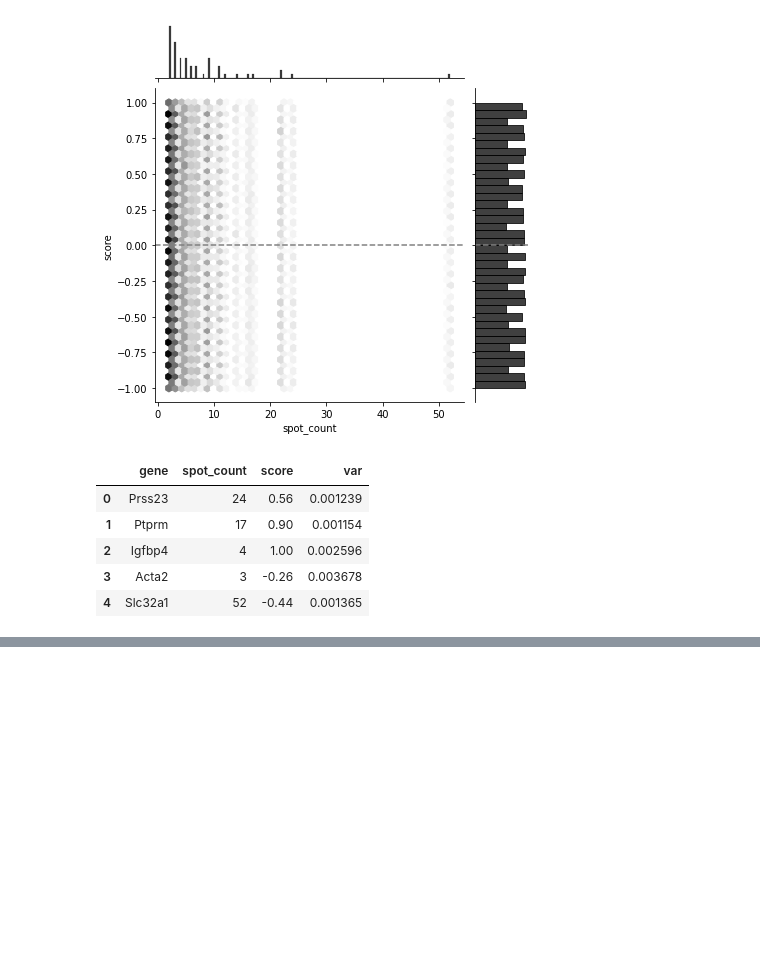
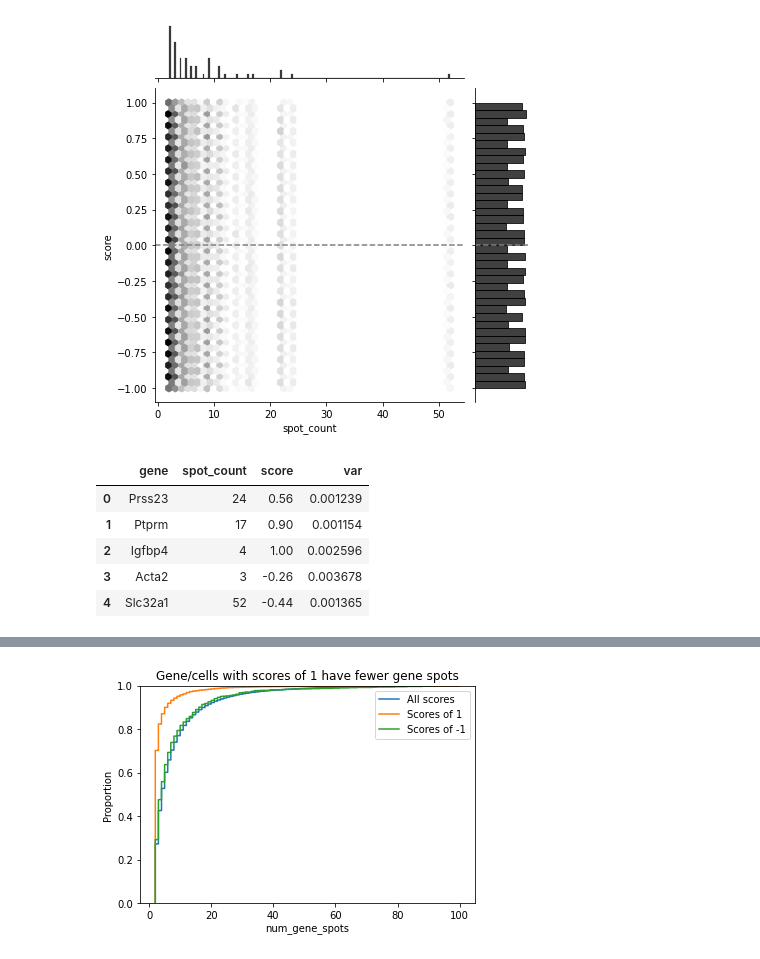
Before and after one commit to salzman-lab/SPRAWL, a Jupyter notebook: analysis/fixing_radial_punctate_biases.ipynb, the cells around one changed output, grey strips where cells are left out. Saved outputs shown, nothing was run; the diff lists cells and outputs as text; code cells hidden in the pictures; blank space fills up the shorter version.

```diff
--- a/analysis/fixing_radial_punctate_biases.ipynb
+++ b/analysis/fixing_radial_punctate_biases.ipynb
@@ -842,0 +907,22 @@ df.head()
+# %%
+sns.ecdfplot(
+    x = 'num_gene_spots',
+    label = 'All scores',
+    data = df[df['num_gene_spots'].le(100)],
+)
+sns.ecdfplot(
+    x = 'num_gene_spots',
+    label = 'Scores of 1',
+    data = df[df['num_gene_spots'].le(100) & df['score'].eq(1)],
+)
+sns.ecdfplot(
+    x = 'num_gene_spots',
+    label = 'Scores of -1',
+    data = df[df['num_gene_spots'].le(100) & df['score'].eq(-1)],
+)
+plt.legend()
+plt.title('Gene/cells with scores of 1 have fewer gene spots')
+plt.show()
+plt.close()
+# %% [output]
+[figure, added]
```
Also changed, not shown: parts of 25 cells of this notebook, 7 other files.
